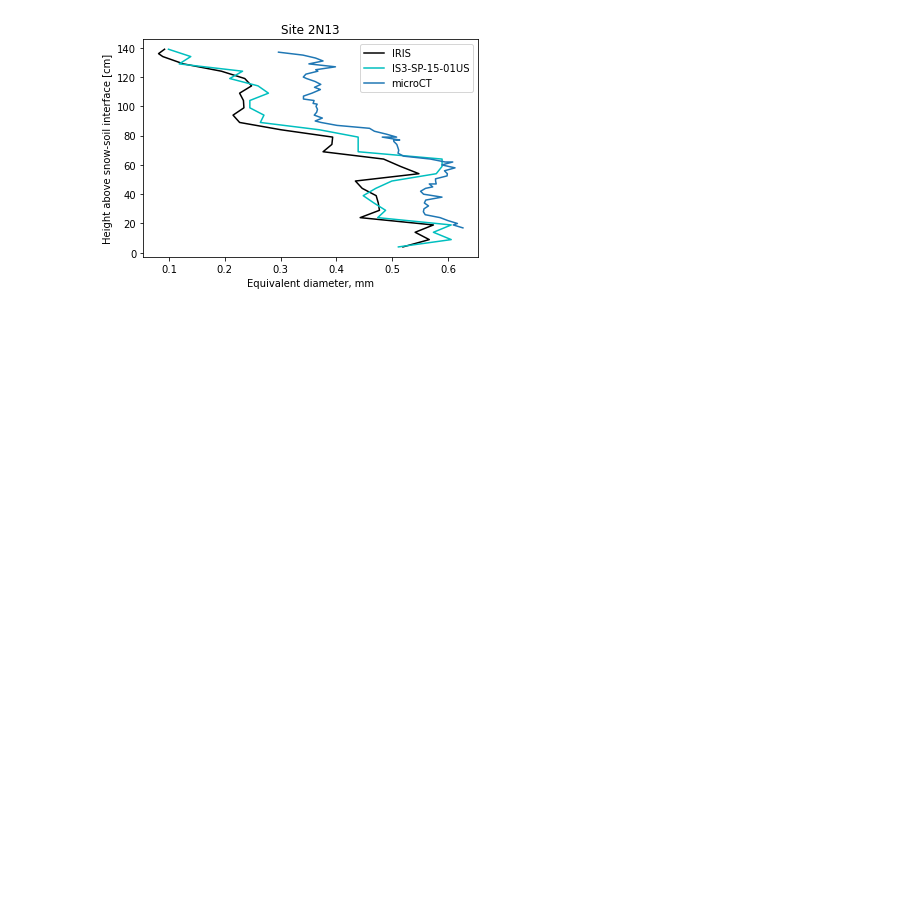
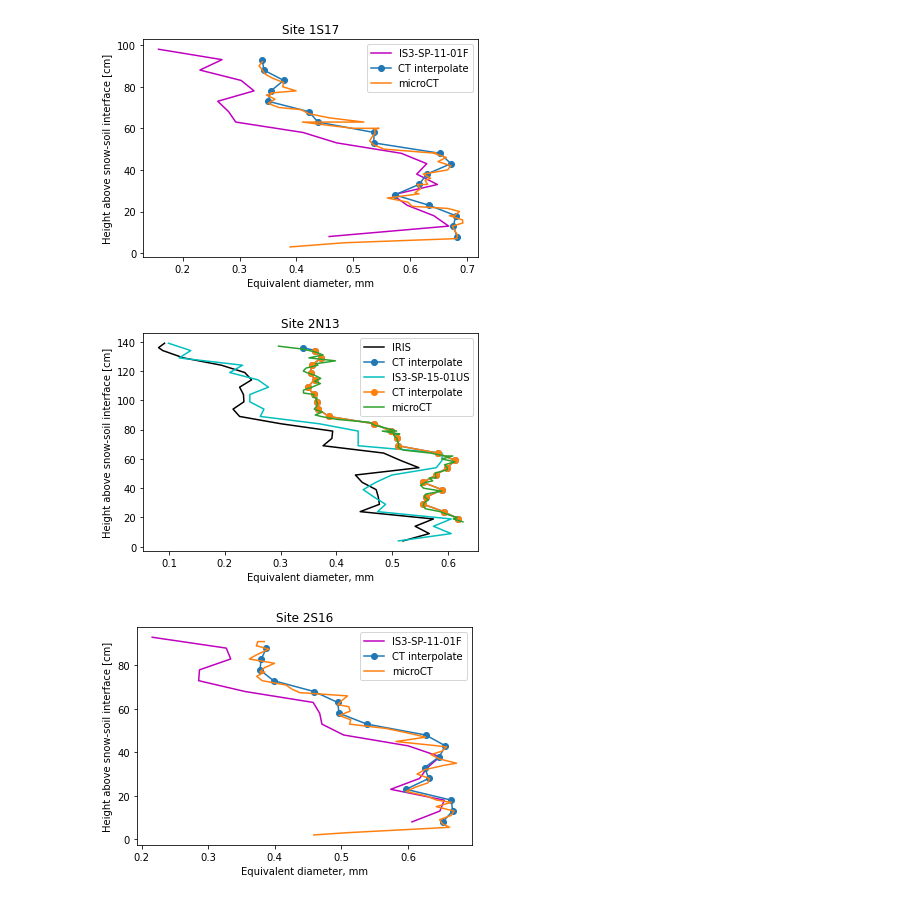
Before and after one commit to snowex-hackweek/microstructure, a Jupyter notebook: notebooks/Compare_CT_IS.ipynb, the cells around one changed output. Saved outputs shown, nothing was run; the diff lists cells and outputs as text; code cells hidden in the pictures; blank space fills up the shorter version.

```diff
--- a/notebooks/Compare_CT_IS.ipynb
+++ b/notebooks/Compare_CT_IS.ipynb
@@ -1,61 +1,75 @@
 # %%
 # script to compare SSA/equivalent diameter from CT and integrating spheres
 from read_CT_txt_files import read_CT_txt_files
+from average_CT_data import average_CT_data
+
 import matplotlib.pyplot as plt
+import numpy as np
 
 from snowexsql.db import get_db
 from snowexsql.data import LayerData, PointData
 from snowexsql.conversions import points_to_geopandas, query_to_geopandas
-
-# read micro CT for 2N13
-site='2N13'
-data_dir='../data/microCT/' + site + '/'
-[SSA_CT,height_min,height_max]=read_CT_txt_files(data_dir)
 # %%
 db_name = 'snow:hackweek@52.32.183.144/snowex'
 engine_is, session_is = get_db(db_name)
-
-q_is = session_is.query(LayerData).filter(LayerData.type == 'specific_surface_area').filter(LayerData.site_id.contains(site) )
-df_is = query_to_geopandas(q_is, engine_is)
-instruments_site = df_is['instrument'].unique()
-
-fig,ax = plt.subplots()
 
 # Establish plot colors unique to the instrument
 c = ['k', 'm', 'c']
 
 instruments=['IRIS', 'IS3-SP-11-01F', 'IS3-SP-15-01US']
 
 colors = {inst:c[i] for i,inst in enumerate(instruments)}
 
-# plot all instruments at this site
-for instr in instruments_site:
+Deq_CT_all=np.array([])
+Deq_IS_all=np.array([])
 
-    # Grab our profile by site and instrument
-    #ind = df['site_id'] == site
-    ind2 = df_is['instrument'] == instr
-#    profile = df.loc[ind & ind2].copy()
-    profile = df_is.loc[ind2].copy()
+sites=['1S17','2N13','2S16','2S7','9C16']
+for site in sites:
+    data_dir='../data/microCT/' + site + '/'
+    [SSA_CT,height_min,height_max]=read_CT_txt_files(data_dir)
+    height_CT_avg=0.5*(height_min+height_max)
 
-    # Don't plot it unless there is data
-    if len(profile.index) > 0:
+    q_is = session_is.query(LayerData).filter(LayerData.type == 'specific_surface_area').filter(LayerData.site_id.contains(site) )
+    df_is = query_to_geopandas(q_is, engine_is)
+    instruments_site = df_is['instrument'].unique()
 
-        # Sort by depth so samples that are take out of order won't mess up the plot
-        profile = profile.sort_values(by='depth')
+    fig,ax = plt.subplots()
 
-        # Layer profiles are always stored as strings.
-        profile['value'] = 6/917/profile['value'].astype(float)*1000
+    # plot all instruments at this site
+    for instr in instruments_site:
 
-        # Plot our profile
-        ax.plot(profile['value'], profile['depth'], colors[instr], label=instr)
+        # Grab our profile by site and instrument
+        ind = df_is['instrument'] == instr
+        profile = df_is.loc[ind].copy()
+
+        # Don't plot it unless there is data
+        if len(profile.index) > 0:
+
+            # Sort by depth so samples that are take out of order won't mess up the plot
+            profile = profile.sort_values(by='depth')
+
+            # Layer profiles are always stored as strings.
+            profile['value'] = 6/917/profile['value'].astype(float)*1000
+
+            ssa_CT_i = average_CT_data(height_CT_avg,SSA_CT,profile['depth'].to_numpy())
+
+            # Plot our profile
+            ax.plot(profile['value'], profile['depth'], colors[instr], label=instr)
+            ax.plot(6/917/ssa_CT_i*1000, profile['depth'], label='CT interpolate',marker='o')
+
+            Deq_CT_all=np.append(Deq_CT_all,6/917/ssa_CT_i*1000)
+            Deq_IS_all=np.append(Deq_IS_all,profile['value'])
 
 
-ax.plot(6/917/SSA_CT*1000,height_min,label='microCT')        #CT data
-ax.set_xlabel('Equivalent diameter, mm')
-ax.set_ylabel('Height above snow-soil interface [cm]')
-ax.legend()
+    ax.plot(6/917/SSA_CT*1000,height_min,label='microCT')        #CT data
 
-ax.set_title(f'Site {site.upper()}')
-plt.show()
+    ax.set_xlabel('Equivalent diameter, mm')
+    ax.set_ylabel('Height above snow-soil interface [cm]')
+    ax.legend()
+
+    ax.set_title(f'Site {site.upper()}')
+    plt.show()
 # %% [output]
-[figure, old version]
+[figure, new version]
+[figure, added]
+[figure, added]
```
Also changed, not shown: parts of 8 cells of this notebook, 4 other files.
